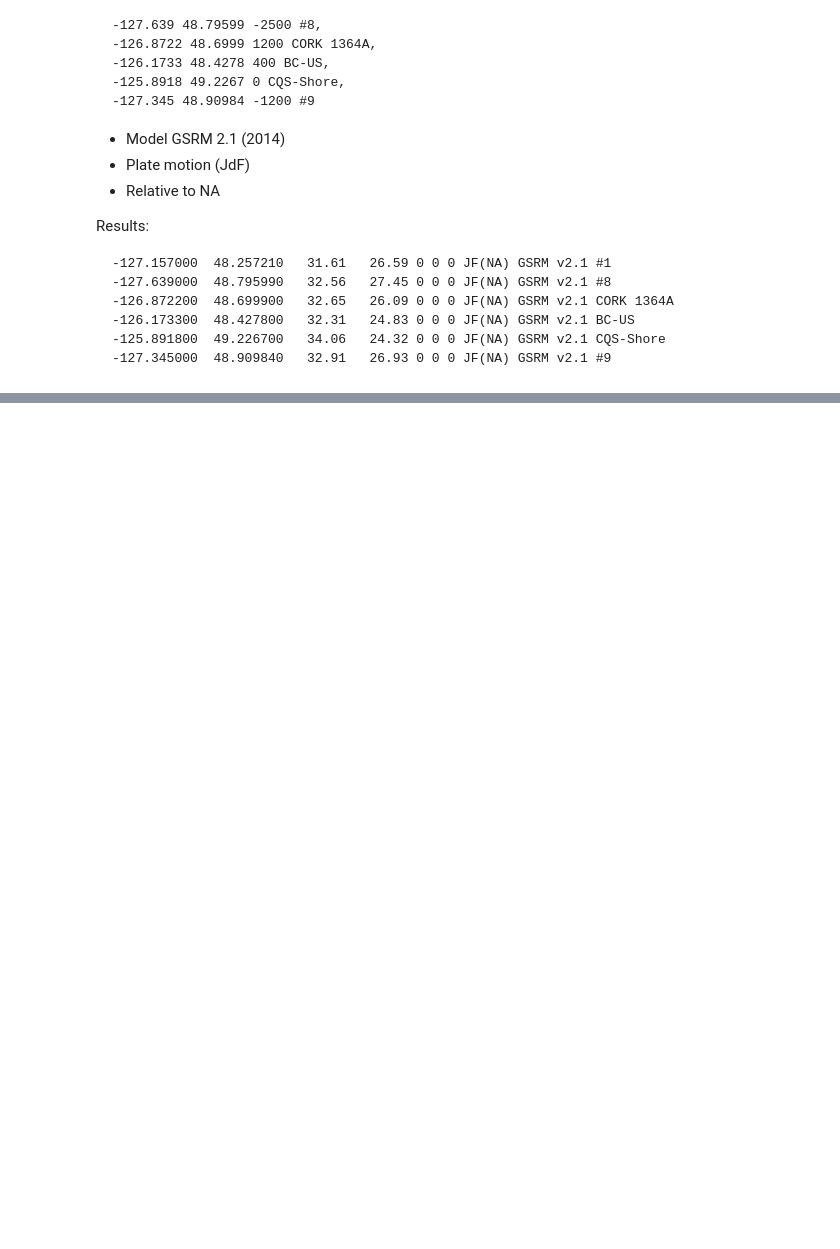
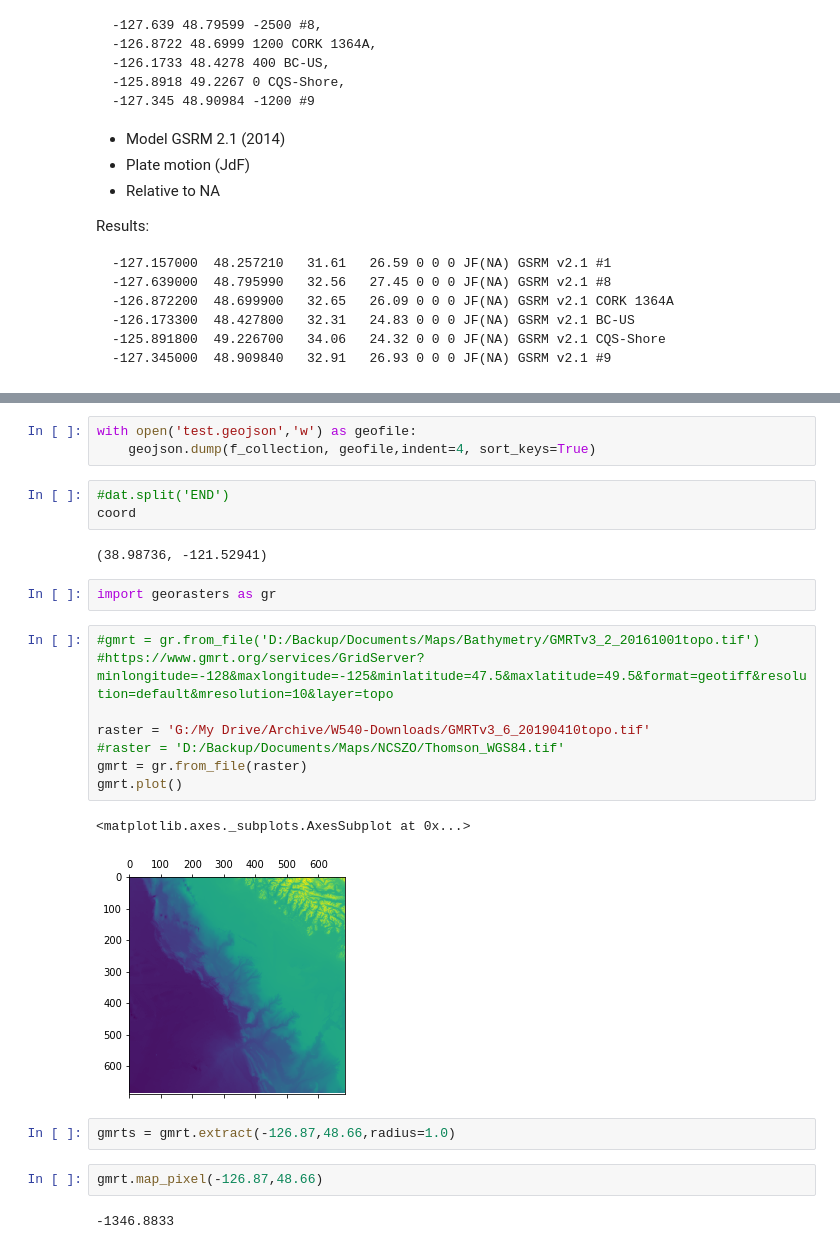
Before and after one commit to MHee/NCSZO-Stations, a Jupyter notebook: index.ipynb, the cells around one changed output, grey strips where cells are left out. Saved outputs shown, nothing was run; the diff lists cells and outputs as text; blank space fills up the shorter version.

```diff
--- a/index.ipynb
+++ b/index.ipynb
@@ -54,0 +162,27 @@ n_start = g.fwd()
+# %%
+with open('test.geojson','w') as geofile:
+    geojson.dump(f_collection, geofile,indent=4, sort_keys=True)
+# %%
+#dat.split('END')
+coord
+# %% [output]
+(38.98736, -121.52941)
+# %%
+import georasters as gr
+# %%
+#gmrt = gr.from_file('D:/Backup/Documents/Maps/Bathymetry/GMRTv3_2_20161001topo.tif')
+#https://www.gmrt.org/services/GridServer?minlongitude=-128&maxlongitude=-125&minlatitude=47.5&maxlatitude=49.5&format=geotiff&resolution=default&mresolution=10&layer=topo
+
+raster = 'G:/My Drive/Archive/W540-Downloads/GMRTv3_6_20190410topo.tif'
+#raster = 'D:/Backup/Documents/Maps/NCSZO/Thomson_WGS84.tif'
+gmrt = gr.from_file(raster)
+gmrt.plot()
+# %% [output]
+<matplotlib.axes._subplots.AxesSubplot at 0x...>
+[figure, added]
+# %%
+gmrts = gmrt.extract(-126.87,48.66,radius=1.0)
+# %%
+gmrt.map_pixel(-126.87,48.66)
+# %% [output]
+-1346.8833
```
Also changed, not shown: parts of 38 cells of this notebook.
